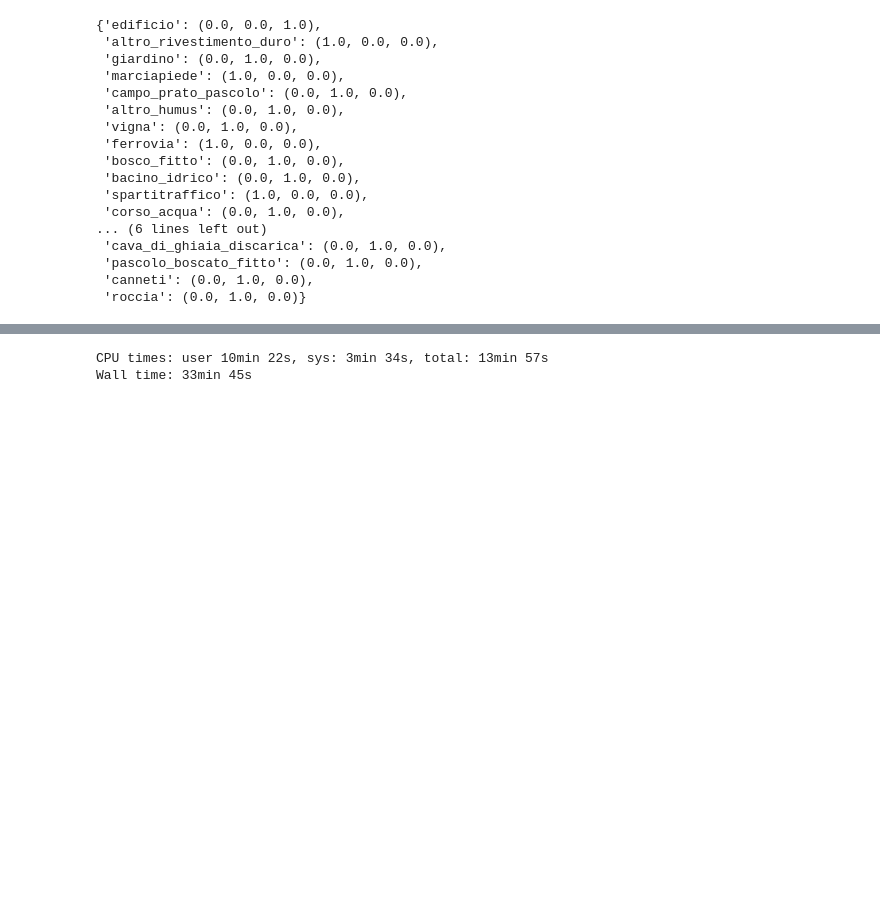
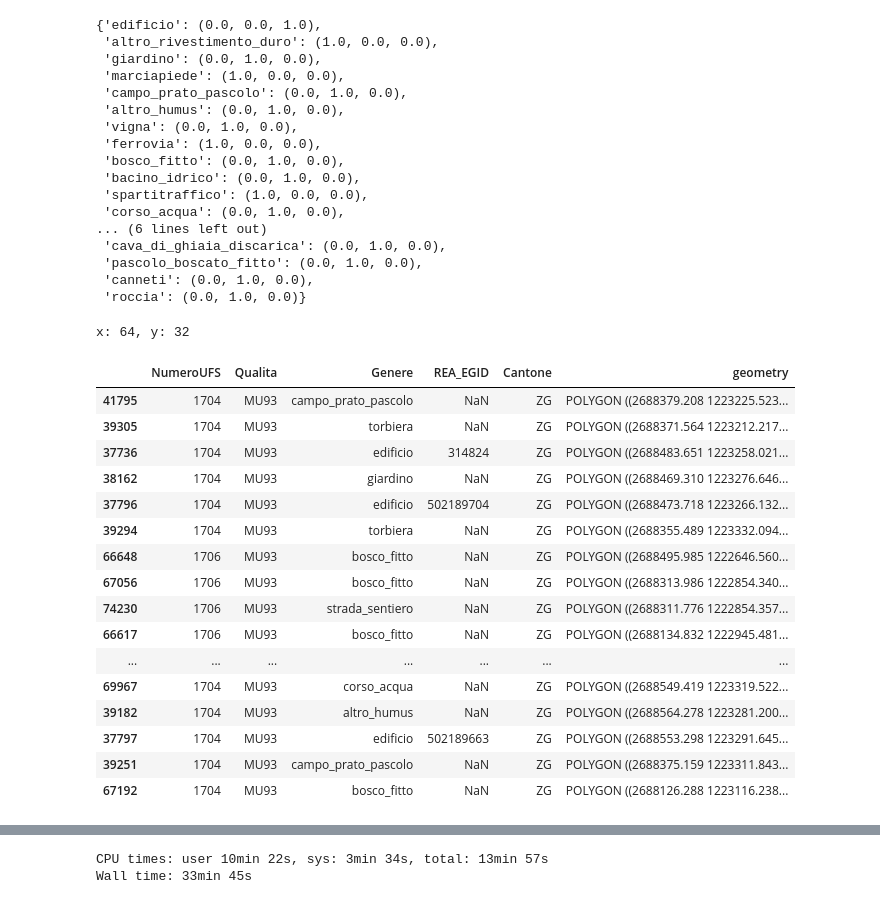
Before and after one commit to neithangurthang/SyntheticCities, a Jupyter notebook: notebooks/03 DataPreparation.ipynb, the cells around one changed output, grey strips where cells are left out. Saved outputs shown, nothing was run; the diff lists cells and outputs as text; code cells hidden in the pictures; blank space fills up the shorter version.

```diff
--- a/notebooks/03 DataPreparation.ipynb
+++ b/notebooks/03 DataPreparation.ipynb
@@ -280,0 +311,12 @@ def cut_and_print_probs(geometries, step, path):
+# %%
+x, y = random.randrange(0, repsX), random.randrange(0, repsY)
+print(f'x: {x}, y: {y}')
+box = gpd.GeoSeries([Polygon([(minX + (x+0) * step, minY + (y+0) * step),
+                              (minX + (x+1) * step, minY + (y+0) * step),
+                              (minX + (x+1) * step, minY + (y+1) * step),
+                              (minX + (x+0) * step, minY + (y+1) * step)])
+                                      ],)
+boxGDF = gpd.GeoDataFrame.from_features(box)
+boxGDF = boxGDF.set_crs('EPSG:2056')
+# %% [output]
+x: 64, y: 32
@@ -280,0 +327,20 @@ def cut_and_print_probs(geometries, step, path):
+# %%
+selected
+# %% [output]
+|  | NumeroUFS | Qualita | Genere | REA_EGID | Cantone | geometry |
+| 41795 | 1704 | MU93 | campo_prato_pascolo | NaN | ZG | POLYGON ((2688379.208 1223225.523... |
+| 39305 | 1704 | MU93 | torbiera | NaN | ZG | POLYGON ((2688371.564 1223212.217... |
+| 37736 | 1704 | MU93 | edificio | 314824 | ZG | POLYGON ((2688483.651 1223258.021... |
+| 38162 | 1704 | MU93 | giardino | NaN | ZG | POLYGON ((2688469.310 1223276.646... |
+| 37796 | 1704 | MU93 | edificio | 502189704 | ZG | POLYGON ((2688473.718 1223266.132... |
+| 39294 | 1704 | MU93 | torbiera | NaN | ZG | POLYGON ((2688355.489 1223332.094... |
+| 66648 | 1706 | MU93 | bosco_fitto | NaN | ZG | POLYGON ((2688495.985 1222646.560... |
+| 67056 | 1706 | MU93 | bosco_fitto | NaN | ZG | POLYGON ((2688313.986 1222854.340... |
+| 74230 | 1706 | MU93 | strada_sentiero | NaN | ZG | POLYGON ((2688311.776 1222854.357... |
+| 66617 | 1706 | MU93 | bosco_fitto | NaN | ZG | POLYGON ((2688134.832 1222945.481... |
+| ... | ... | ... | ... | ... | ... | ... |
+| 69967 | 1704 | MU93 | corso_acqua | NaN | ZG | POLYGON ((2688549.419 1223319.522... |
+| 39182 | 1704 | MU93 | altro_humus | NaN | ZG | POLYGON ((2688564.278 1223281.200... |
+| 37797 | 1704 | MU93 | edificio | 502189663 | ZG | POLYGON ((2688553.298 1223291.645... |
+| 39251 | 1704 | MU93 | campo_prato_pascolo | NaN | ZG | POLYGON ((2688375.159 1223311.843... |
+| 67192 | 1704 | MU93 | bosco_fitto | NaN | ZG | POLYGON ((2688126.288 1223116.238... |
```
Also changed, not shown: parts of 20 cells of this notebook, 2 other files.
